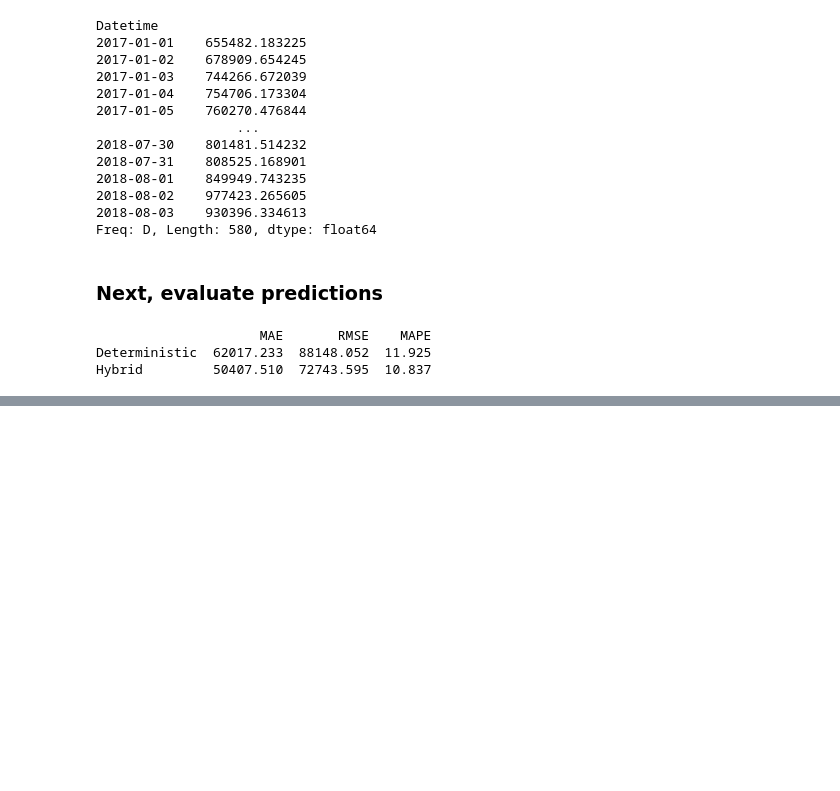
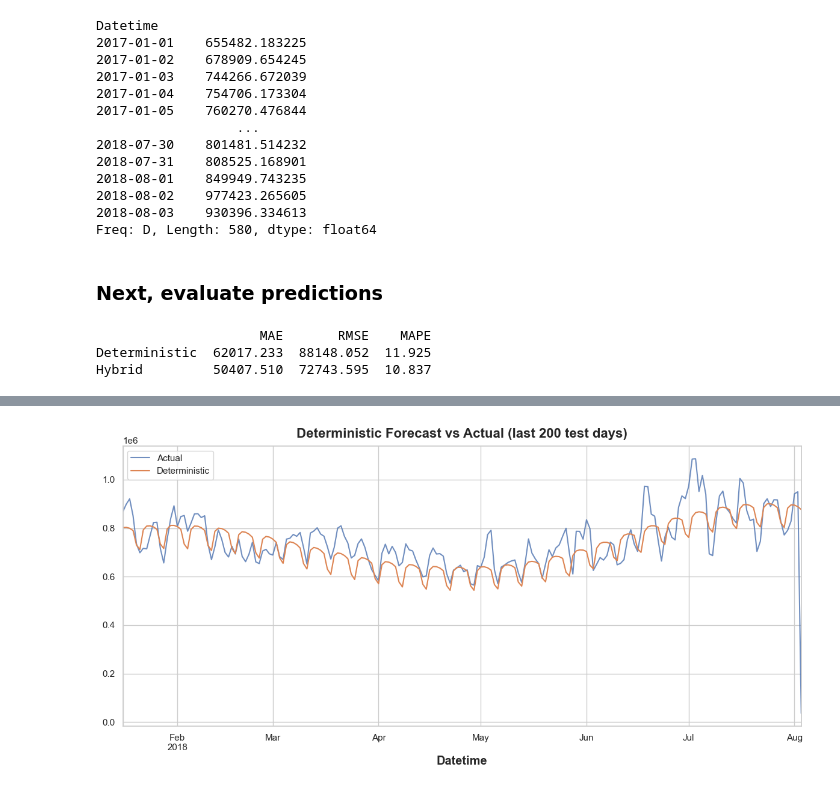
Before and after one commit to aly-ibrahim1/energy-forecasting-pjme, a Jupyter notebook: notebooks/02-create-features.ipynb, the cells around one changed output, grey strips where cells are left out. Drawn from its saved outputs; the diff is of its cells as text; code cells hidden in the pictures; blank space fills up the shorter version.

```diff
--- a/notebooks/02-create-features.ipynb
+++ b/notebooks/02-create-features.ipynb
@@ -240,0 +290,9 @@ Hybrid         50407.510  72743.595  10.837
+# %%
+ax = eval_2["y_true"].iloc[-200:].plot(label="Actual", figsize=(12,6), alpha=0.8)
+eval_2["y_det"].iloc[-200:].plot(ax=ax, label="Deterministic")
+
+ax.set_title("Deterministic Forecast vs Actual (last 200 test days)")
+ax.legend()
+plt.savefig("../reports/figures/Deterministic-forecast.png")
+# %% [output]
+[figure, added]
```
Also changed, not shown: parts of 7 cells of this notebook.
